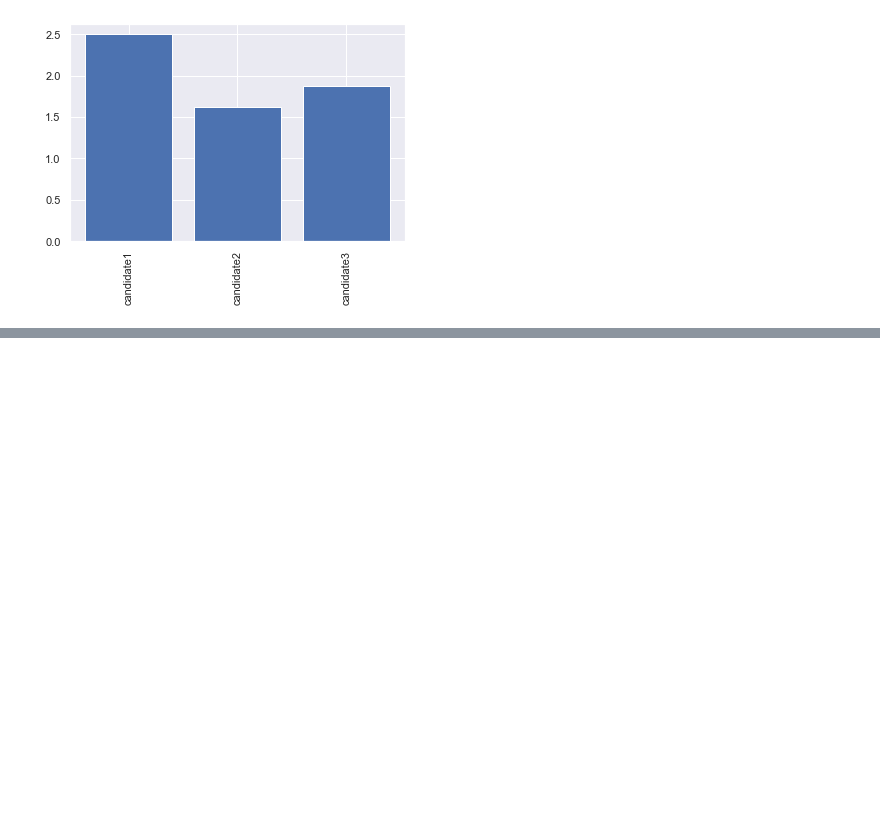
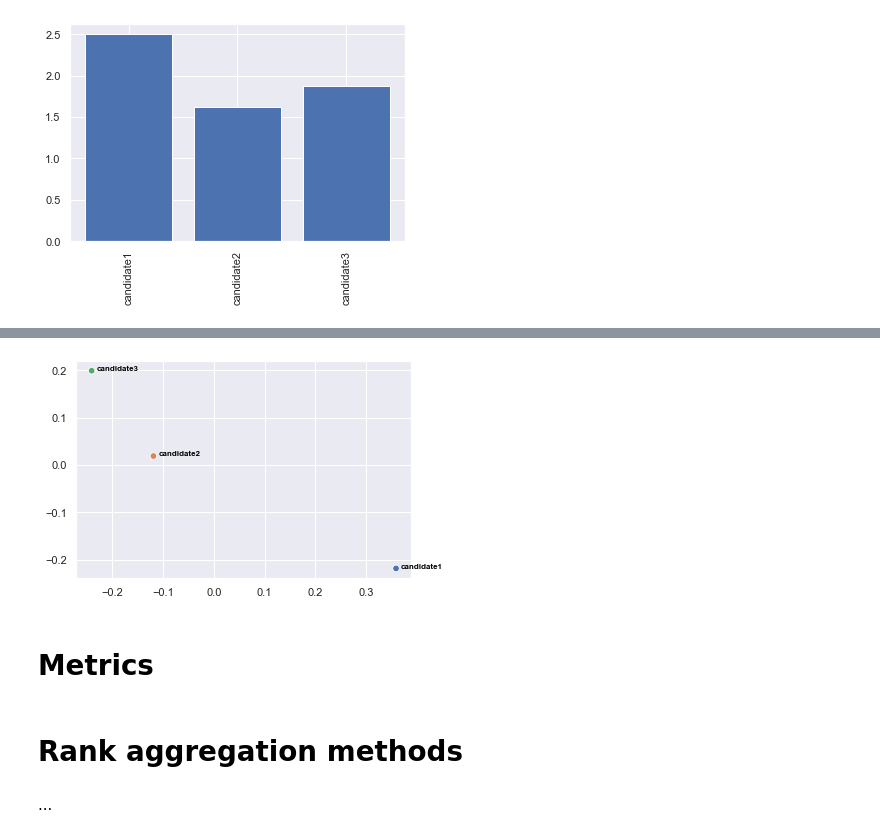
Before and after one commit to Didayolo/ranky, a Jupyter notebook: README.ipynb, the cells around one changed output, grey strips where cells are left out. Saved outputs shown, nothing was run; the diff lists cells and outputs as text; code cells hidden in the pictures; blank space fills up the shorter version.

```diff
--- a/README.ipynb
+++ b/README.ipynb
@@ -57,0 +66,10 @@ rk.show(rk.borda(m))
+# %%
+rk.mds(m, method='spearman', axis=1, big_display=False)
+# %% [output]
+[figure, added]
+# %% [markdown]
+# Metrics
+# %% [markdown]
+# Rank aggregation methods
+# %% [markdown]
+...
```
Also changed, not shown: parts of 4 cells of this notebook, 5 other files.
